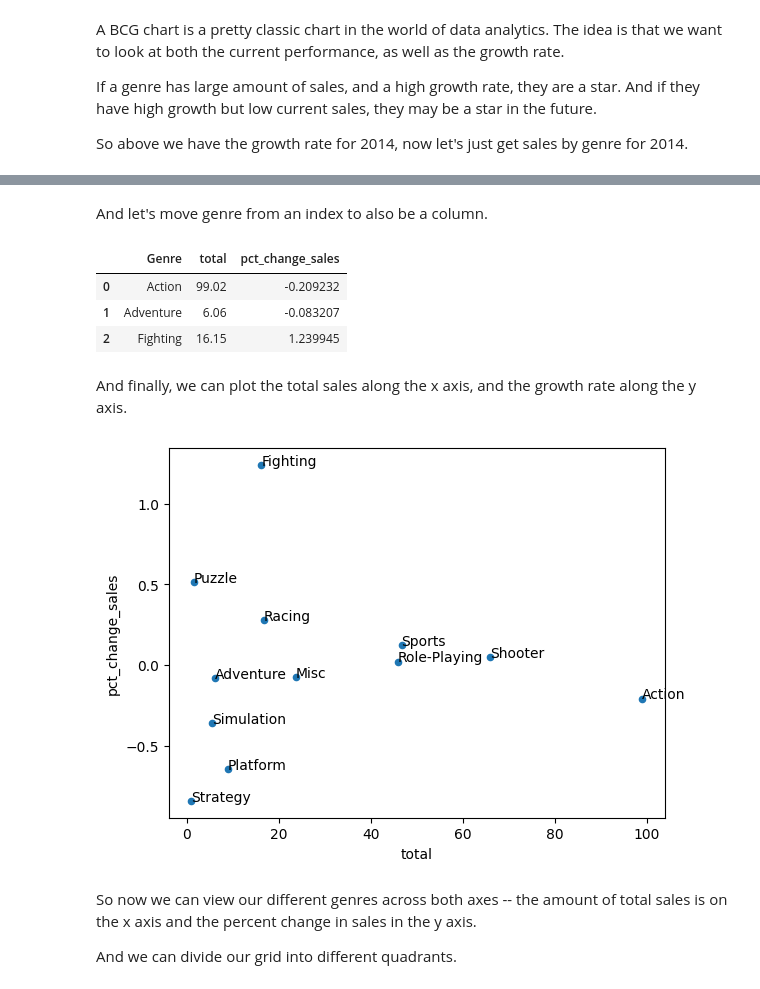
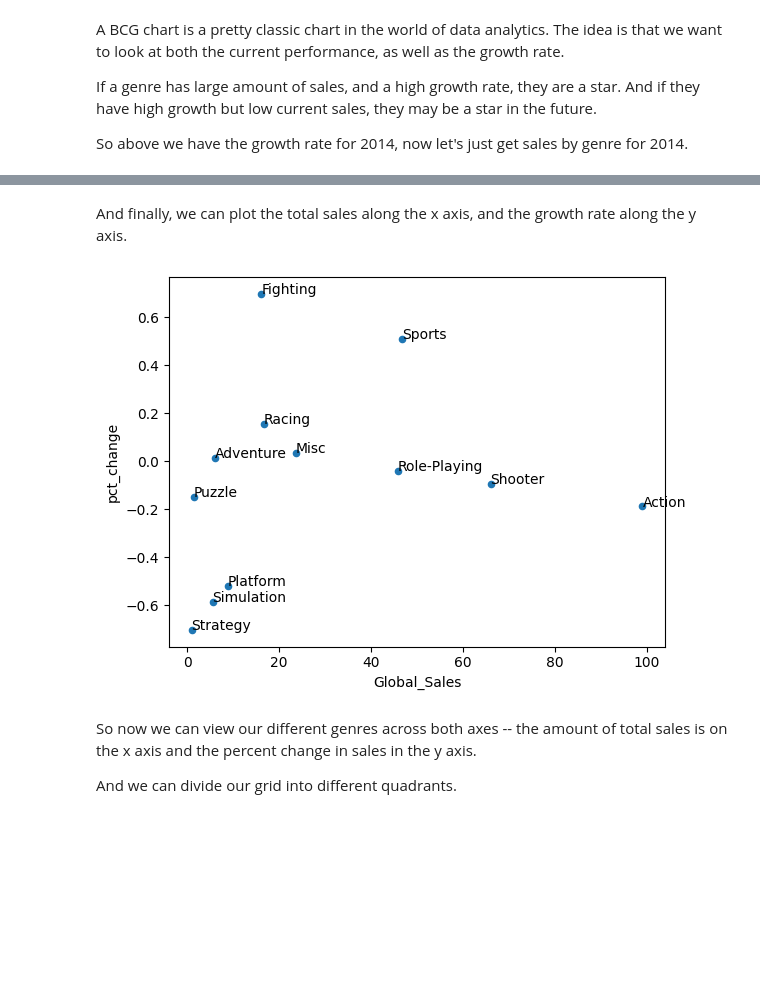
Before and after one commit to analytics-engineering-jigsaw/data-visualization, a Jupyter notebook: 2-storytelling/1-what-to-focus-on/8-growth-rates-and-bcg.ipynb, the cells around one changed output, grey strips where cells are left out. Drawn from its saved outputs; the diff is of its cells as text; code cells hidden in the pictures; blank space fills up the shorter version.

```diff
--- a/2-storytelling/1-what-to-focus-on/8-growth-rates-and-bcg.ipynb
+++ b/2-storytelling/1-what-to-focus-on/8-growth-rates-and-bcg.ipynb
@@ -157,0 +74,3 @@ So this is pretty interesting -- fighting games games grew a lot, as did puzzle
+# %%
+genre_sales_per_year = grouped_sales.reset_index()
+genre_sales_per_year[:2]
@@ -157,0 +93,3 @@ So this is pretty interesting -- fighting games games grew a lot, as did puzzle
+# %%
+pct_change = genre_sales_per_year[['Global_Sales']].pct_change(periods = 2)
+pct_change[:5]
@@ -157,0 +105,2 @@ So this is pretty interesting -- fighting games games grew a lot, as did puzzle
+# %%
+genre_sales_pct_change_per_year = genre_sales_per_year.assign(pct_change = pct_change)
@@ -157,0 +127,2 @@ So this is pretty interesting -- fighting games games grew a lot, as did puzzle
+# %%
+sales_with_pct_df = genre_sales_pct_change_per_year[genre_sales_pct_change_per_year['Year'] == 2014]
@@ -197,26 +153,16 @@ merged_df
-# %% [markdown]
-And let's move genre from an index to also be a column.
-# %%
-genre_sales_df = merged_df.reset_index()
-genre_sales_df[:3]
-# %% [output]
-|  | Genre | total | pct_change_sales |
-| 0 | Action | 99.02 | -0.209232 |
-| 1 | Adventure | 6.06 | -0.083207 |
-| 2 | Fighting | 16.15 | 1.239945 |
 # %% [markdown]
 And finally, we can plot the total sales along the x axis, and the growth rate along the y axis.
 # %%
 import matplotlib.pyplot as plt
 
 # Plot scatter plot
-ax = genre_sales_df.plot.scatter(x='total', y='pct_change_sales')
+ax = sales_with_pct_df.plot.scatter(x='Global_Sales', y='pct_change')
 
 # Add labels to the data points
-for i, row in genre_sales_df.iterrows():
-    ax.text(row['total'], row['pct_change_sales'], row['Genre'])
+for i, row in sales_with_pct_df.iterrows():
+    ax.text(row['Global_Sales'], row['pct_change'], row['Genre'])
 # %% [output]
-[figure, old version]
+[figure, new version]
 # %% [markdown]
 So now we can view our different genres across both axes -- the amount of total sales is on the x axis and the percent change in sales in the y axis.
 
```
Also changed, not shown: parts of 38 cells of this notebook.
